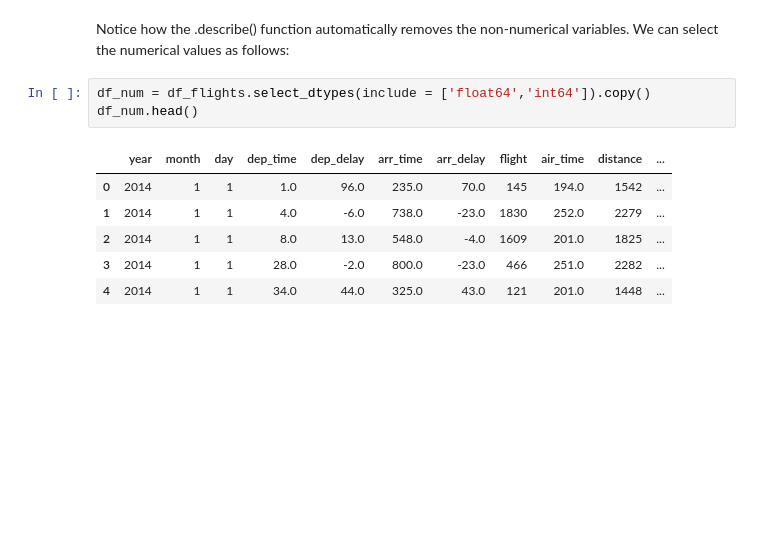
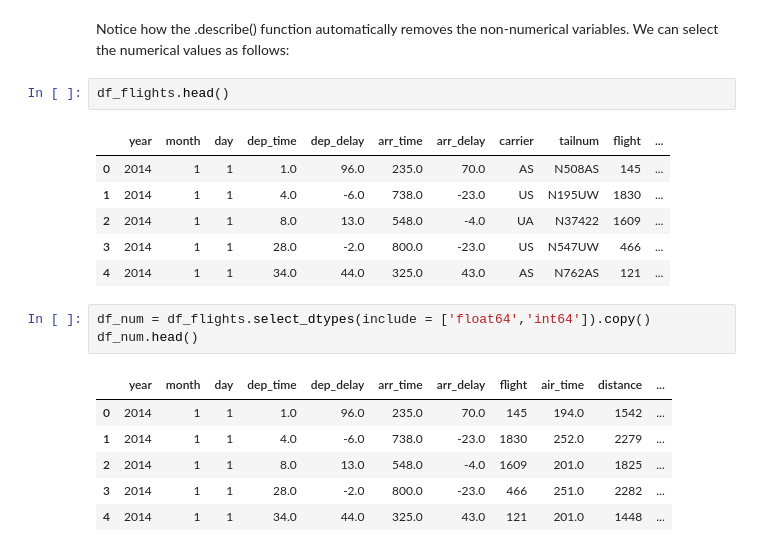
Before and after one commit to markbriers/data-science-jupyter, a Jupyter notebook: week5_notes.ipynb, the cells around one changed output. Cells and saved outputs as stored; diff of their text form; blank space fills up the shorter version.

```diff
--- a/week5_notes.ipynb
+++ b/week5_notes.ipynb
@@ -177,6 +197,15 @@ df_flights.describe()
 | max | 2014.0 | 12.000000 | 31.000000 | 2400.000000 | 1553.000000 | 2400.000000 | 1539.000000 | 6527.000000 | 422.000000 | 2724.000000 | ... |
 # %% [markdown]
 Notice how the .describe() function automatically removes the non-numerical variables. We can select the numerical values as follows:
+# %%
+df_flights.head()
+# %% [output]
+|  | year | month | day | dep_time | dep_delay | arr_time | arr_delay | carrier | tailnum | flight | ... |
+| 0 | 2014 | 1 | 1 | 1.0 | 96.0 | 235.0 | 70.0 | AS | N508AS | 145 | ... |
+| 1 | 2014 | 1 | 1 | 4.0 | -6.0 | 738.0 | -23.0 | US | N195UW | 1830 | ... |
+| 2 | 2014 | 1 | 1 | 8.0 | 13.0 | 548.0 | -4.0 | UA | N37422 | 1609 | ... |
+| 3 | 2014 | 1 | 1 | 28.0 | -2.0 | 800.0 | -23.0 | US | N547UW | 466 | ... |
+| 4 | 2014 | 1 | 1 | 34.0 | 44.0 | 325.0 | 43.0 | AS | N762AS | 121 | ... |
 # %%
 df_num = df_flights.select_dtypes(include = ['float64','int64']).copy()
 df_num.head()
```
Also changed, not shown: parts of 10 cells of this notebook.
